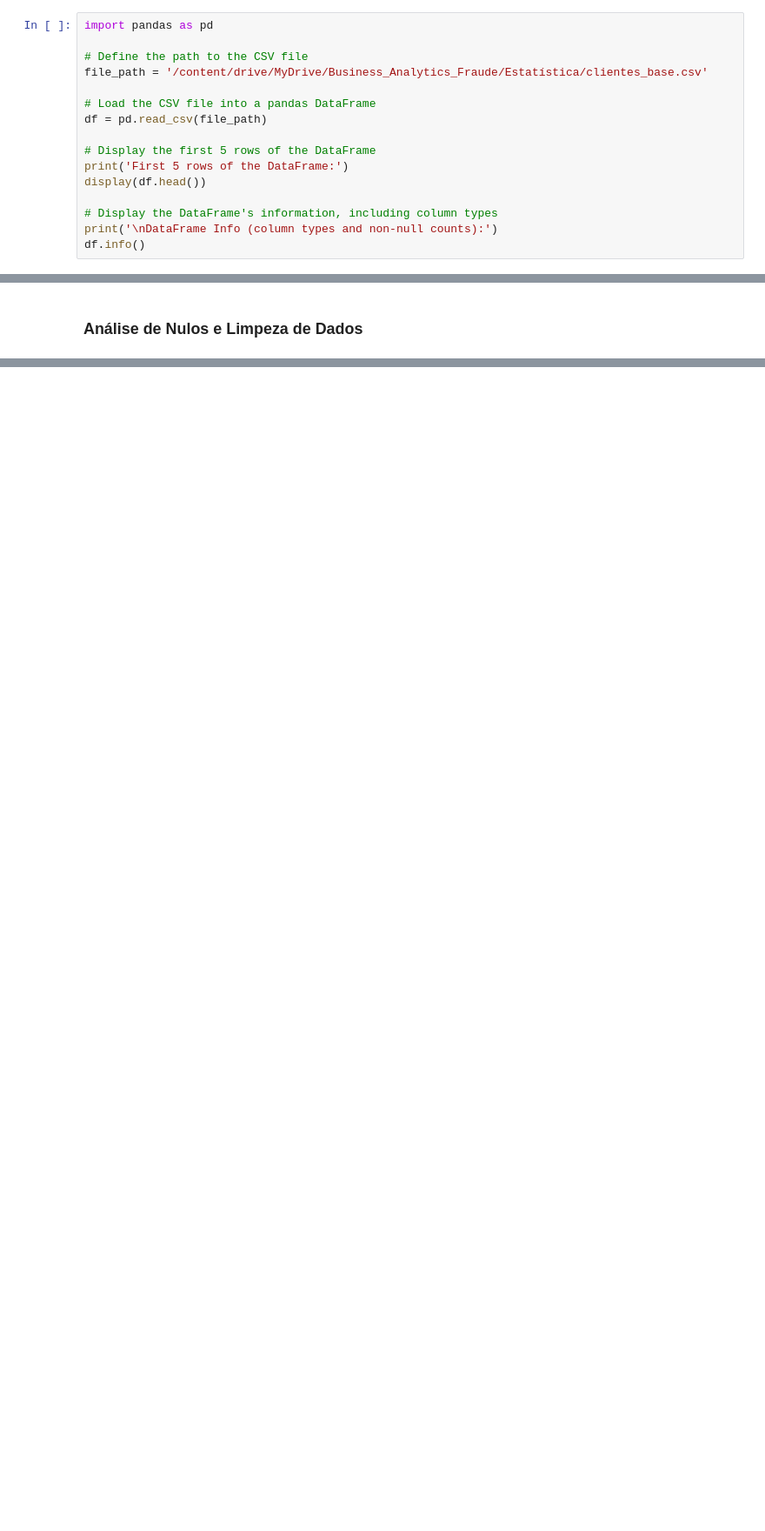
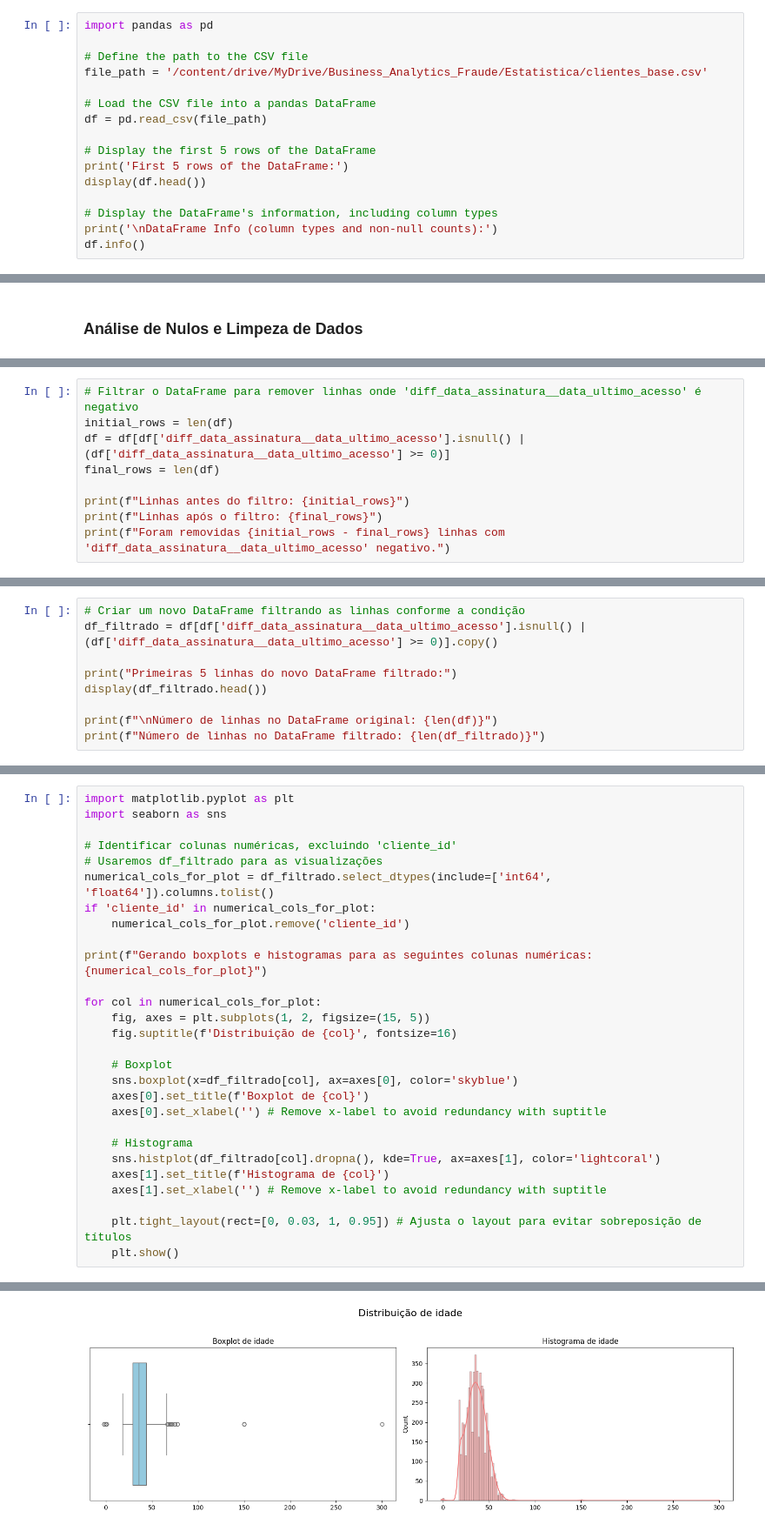
Before and after one commit to Gisela-Marcon/streaming_churn, a Jupyter notebook: notebooks/Estatística_I.ipynb, the cells around one changed output, grey strips where cells are left out. Shown at 87% size. Saved outputs shown, nothing was run; the diff lists cells and outputs as text; blank space fills up the shorter version.

Commit message:
Update Estatística_I.ipynb
ajustar o codigo para a versao da prof. pois esta retornando erro de invalid notebooks

```diff
--- a/notebooks/Estatística_I.ipynb
+++ b/notebooks/Estatística_I.ipynb
@@ -10,7 +10,7 @@ Mounted at /content/drive
 import pandas as pd
 
 # Define the path to the CSV file
-file_path = '/content/drive/MyDrive/Business_Analytics_Fraude/Estatística/clientes_base.csv'
+file_path = '/content/drive/MyDrive/Business_Analytics_Fraude/Estatistica/clientes_base.csv'
 
 # Load the CSV file into a pandas DataFrame
 df = pd.read_csv(file_path)
@@ -98,0 +385,9 @@ display(df[df['regiao'] == '?'].head())
+# %%
+# Filtrar o DataFrame para remover linhas onde 'diff_data_assinatura__data_ultimo_acesso' é negativo
+initial_rows = len(df)
+df = df[df['diff_data_assinatura__data_ultimo_acesso'].isnull() | (df['diff_data_assinatura__data_ultimo_acesso'] >= 0)]
+final_rows = len(df)
+
+print(f"Linhas antes do filtro: {initial_rows}")
+print(f"Linhas após o filtro: {final_rows}")
+print(f"Foram removidas {initial_rows - final_rows} linhas com 'diff_data_assinatura__data_ultimo_acesso' negativo.")
@@ -98,0 +452,9 @@ display(df[df['regiao'] == '?'].head())
+# %%
+# Criar um novo DataFrame filtrando as linhas conforme a condição
+df_filtrado = df[df['diff_data_assinatura__data_ultimo_acesso'].isnull() | (df['diff_data_assinatura__data_ultimo_acesso'] >= 0)].copy()
+
+print("Primeiras 5 linhas do novo DataFrame filtrado:")
+display(df_filtrado.head())
+
+print(f"\nNúmero de linhas no DataFrame original: {len(df)}")
+print(f"Número de linhas no DataFrame filtrado: {len(df_filtrado)}")
@@ -98,0 +472,29 @@ display(df[df['regiao'] == '?'].head())
+# %%
+import matplotlib.pyplot as plt
+import seaborn as sns
+
+# Identificar colunas numéricas, excluindo 'cliente_id'
+# Usaremos df_filtrado para as visualizações
+numerical_cols_for_plot = df_filtrado.select_dtypes(include=['int64', 'float64']).columns.tolist()
+if 'cliente_id' in numerical_cols_for_plot:
+    numerical_cols_for_plot.remove('cliente_id')
+
+print(f"Gerando boxplots e histogramas para as seguintes colunas numéricas: {numerical_cols_for_plot}")
+
+for col in numerical_cols_for_plot:
+    fig, axes = plt.subplots(1, 2, figsize=(15, 5))
+    fig.suptitle(f'Distribuição de {col}', fontsize=16)
+
+    # Boxplot
+    sns.boxplot(x=df_filtrado[col], ax=axes[0], color='skyblue')
+    axes[0].set_title(f'Boxplot de {col}')
+    axes[0].set_xlabel('') # Remove x-label to avoid redundancy with suptitle
+
+    # Histograma
+    sns.histplot(df_filtrado[col].dropna(), kde=True, ax=axes[1], color='lightcoral')
+    axes[1].set_title(f'Histograma de {col}')
+    axes[1].set_xlabel('') # Remove x-label to avoid redundancy with suptitle
+
+    plt.tight_layout(rect=[0, 0.03, 1, 0.95]) # Ajusta o layout para evitar sobreposição de títulos
+    plt.show()
+# %% [output]
@@ -98,0 +502 @@ display(df[df['regiao'] == '?'].head())
+[figure, added]
```
Also changed, not shown: parts of 26 cells of this notebook.
